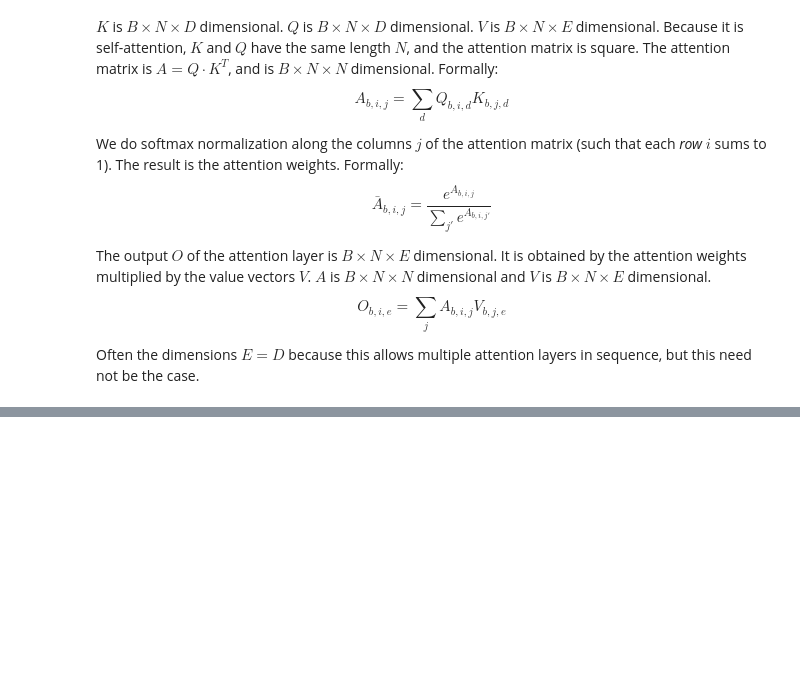
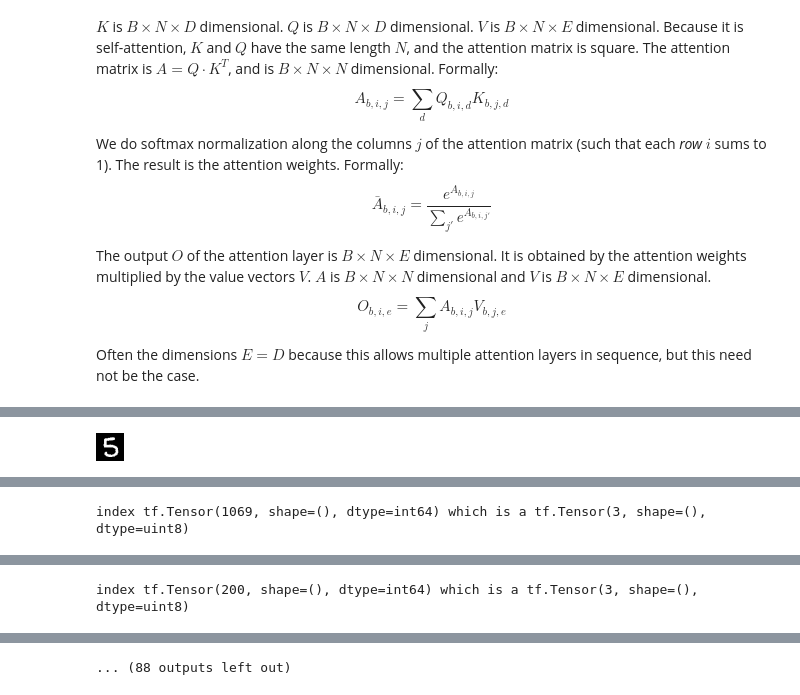
Before and after one commit to maxeonyx/msc, a Jupyter notebook: MNIST_conditional_prediction.ipynb, the cells around one changed output, grey strips where cells are left out. Drawn from its saved outputs; the diff is of its cells as text; code cells hidden in the pictures; blank space fills up the shorter version.

```diff
--- a/MNIST_conditional_prediction.ipynb
+++ b/MNIST_conditional_prediction.ipynb
@@ -778,3 +810,12 @@ for i in range(20):
 
 if not load_saved_model:
     txformer.save_weights(f"./models/{model_name}")
+# %%
+fit_one_epoch(dataset_train)
+fit_one_epoch(dataset_train)
+fit_one_epoch(dataset_train)
+fit_one_epoch(dataset_train)
+image_performance_test(n=20)
+if not load_saved_model:
+    txformer.save_weights(f"./models/{model_name}")
+# %% [output]
@@ -780,0 +827 @@ if not load_saved_model:
+[figure, added]
@@ -780,0 +831 @@ if not load_saved_model:
+index tf.Tensor(1069, shape=(), dtype=int64) which is a tf.Tensor(3, shape=(), dtype=uint8)
@@ -780,0 +836 @@ if not load_saved_model:
+index tf.Tensor(200, shape=(), dtype=int64) which is a tf.Tensor(3, shape=(), dtype=uint8)
@@ -780,0 +838 @@ if not load_saved_model:
+... (88 outputs left out)
```
Also changed, not shown: parts of 17 cells of this notebook.
